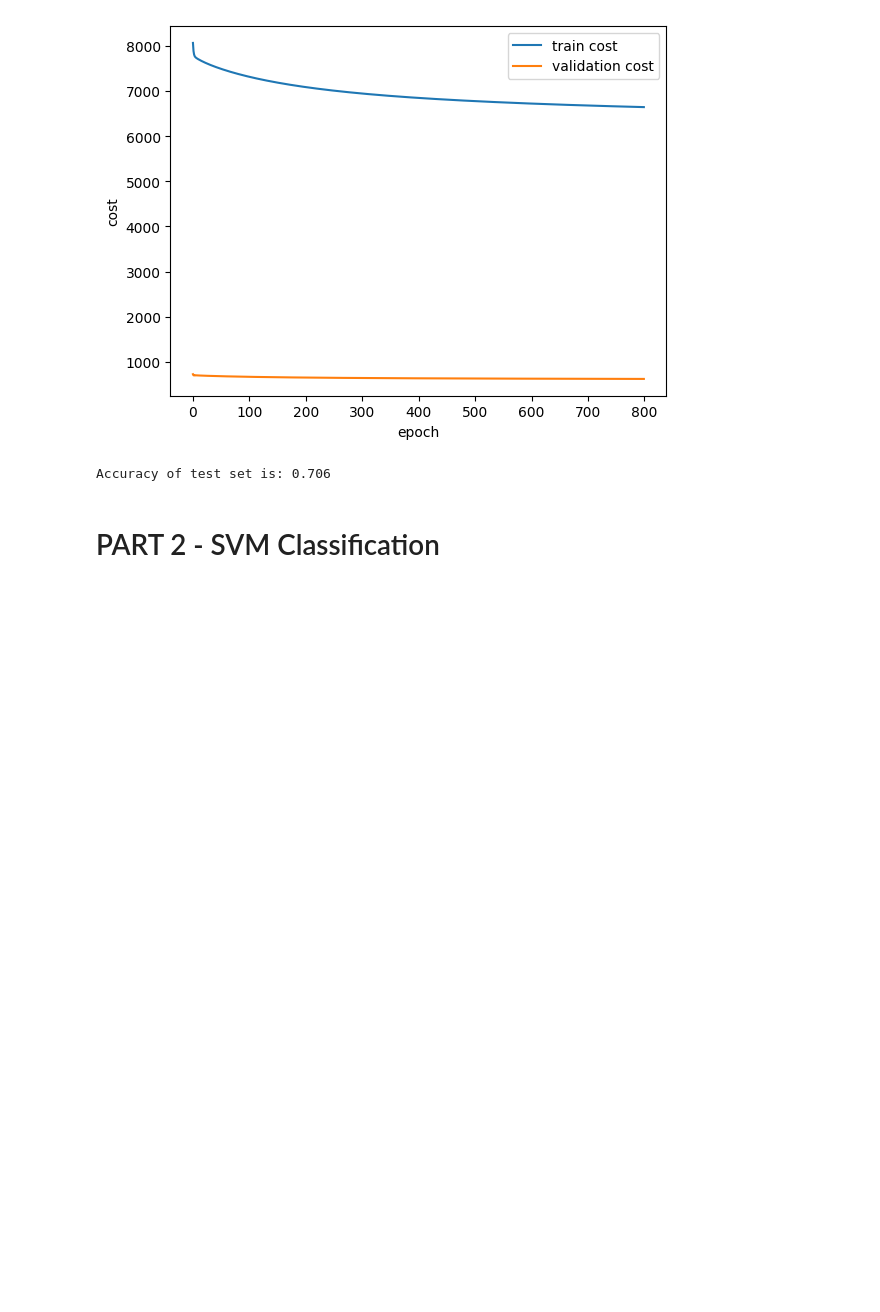
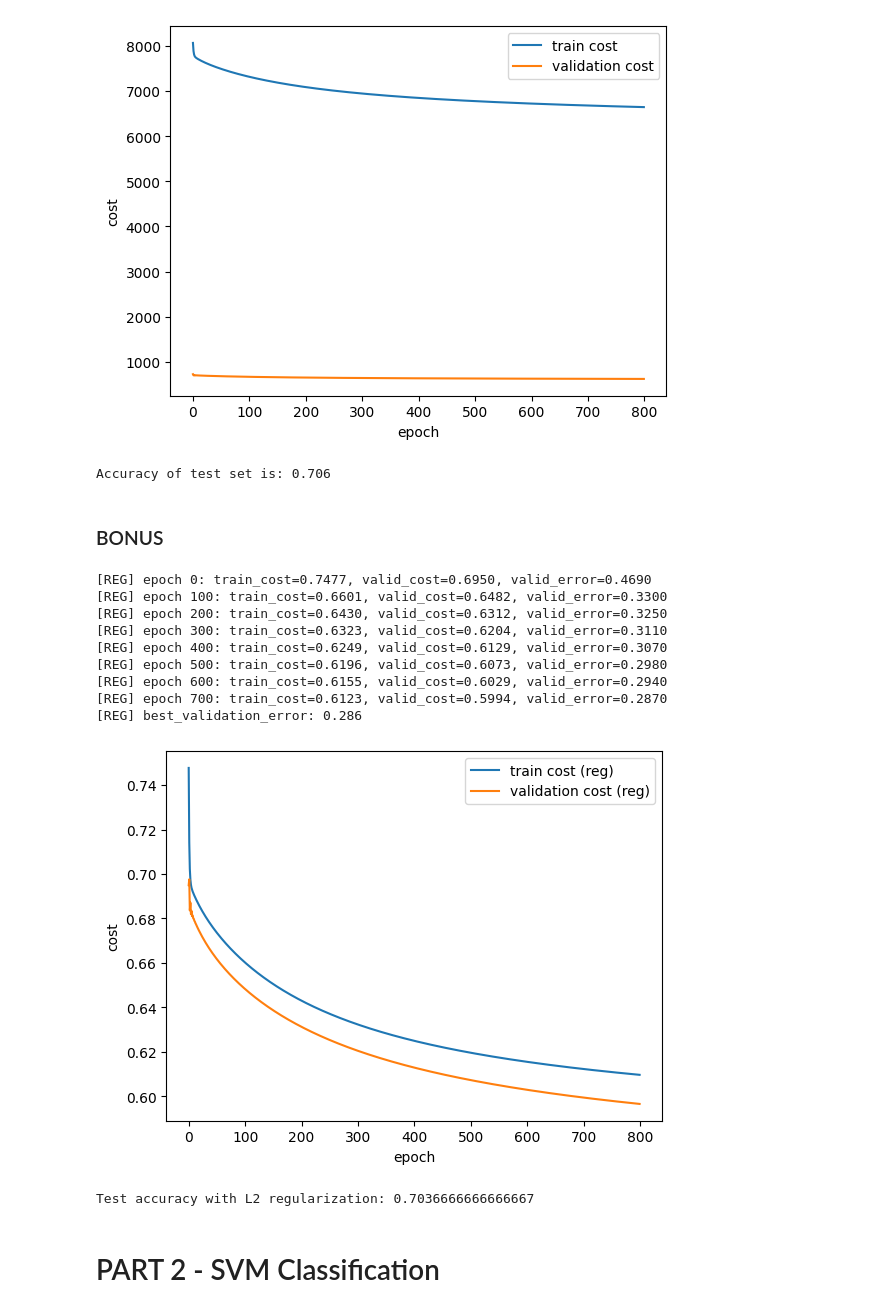
Before and after one commit to aryaa-deshpande/Pattern-Recognition-LRnNN, a Jupyter notebook: Homework2.ipynb, the cells around one changed output. Drawn from its saved outputs; the diff is of its cells as text; code cells hidden in the pictures; blank space fills up the shorter version.

Commit message:
add part 1 bonus code

```diff
--- a/Homework2.ipynb
+++ b/Homework2.ipynb
@@ -125,3 +125,5 @@ epoch 700: train_cost=6678.1249, valid_cost=623.7974, valid_error=0.3260
 best_validation_error: 0.321
 [figure]
 Accuracy of test set is: 0.706
+# %% [markdown]
+### BONUS
@@ -128,3 +201,25 @@ Accuracy of test set is: 0.706
+# %%
+# Extra: Logistic regression with L2 regularization
+X, Y = getBinaryfer13Data('fer3and4train.csv')
+testX, testY = getBinaryfer13Data('fer3and4test.csv')
+
+lrReg = LRClassReg(lambda_reg=0.01)
+lrReg.train(X, Y, step_size=10e-7, epochs=800)
+
+test_accuracy_reg = lrReg.score(testX, testY)
+print("Test accuracy with L2 regularization:", test_accuracy_reg)
+# %% [output]
+[REG] epoch 0: train_cost=0.7477, valid_cost=0.6950, valid_error=0.4690
+[REG] epoch 100: train_cost=0.6601, valid_cost=0.6482, valid_error=0.3300
+[REG] epoch 200: train_cost=0.6430, valid_cost=0.6312, valid_error=0.3250
+[REG] epoch 300: train_cost=0.6323, valid_cost=0.6204, valid_error=0.3110
+[REG] epoch 400: train_cost=0.6249, valid_cost=0.6129, valid_error=0.3070
+[REG] epoch 500: train_cost=0.6196, valid_cost=0.6073, valid_error=0.2980
+[REG] epoch 600: train_cost=0.6155, valid_cost=0.6029, valid_error=0.2940
+[REG] epoch 700: train_cost=0.6123, valid_cost=0.5994, valid_error=0.2870
+[REG] best_validation_error: 0.286
+[figure, added]
+Test accuracy with L2 regularization: 0.7036666666666667
 # %% [markdown]
 # PART 2 - SVM Classification
 # %%
```
Also changed, not shown: parts of 1 cell of this notebook.
